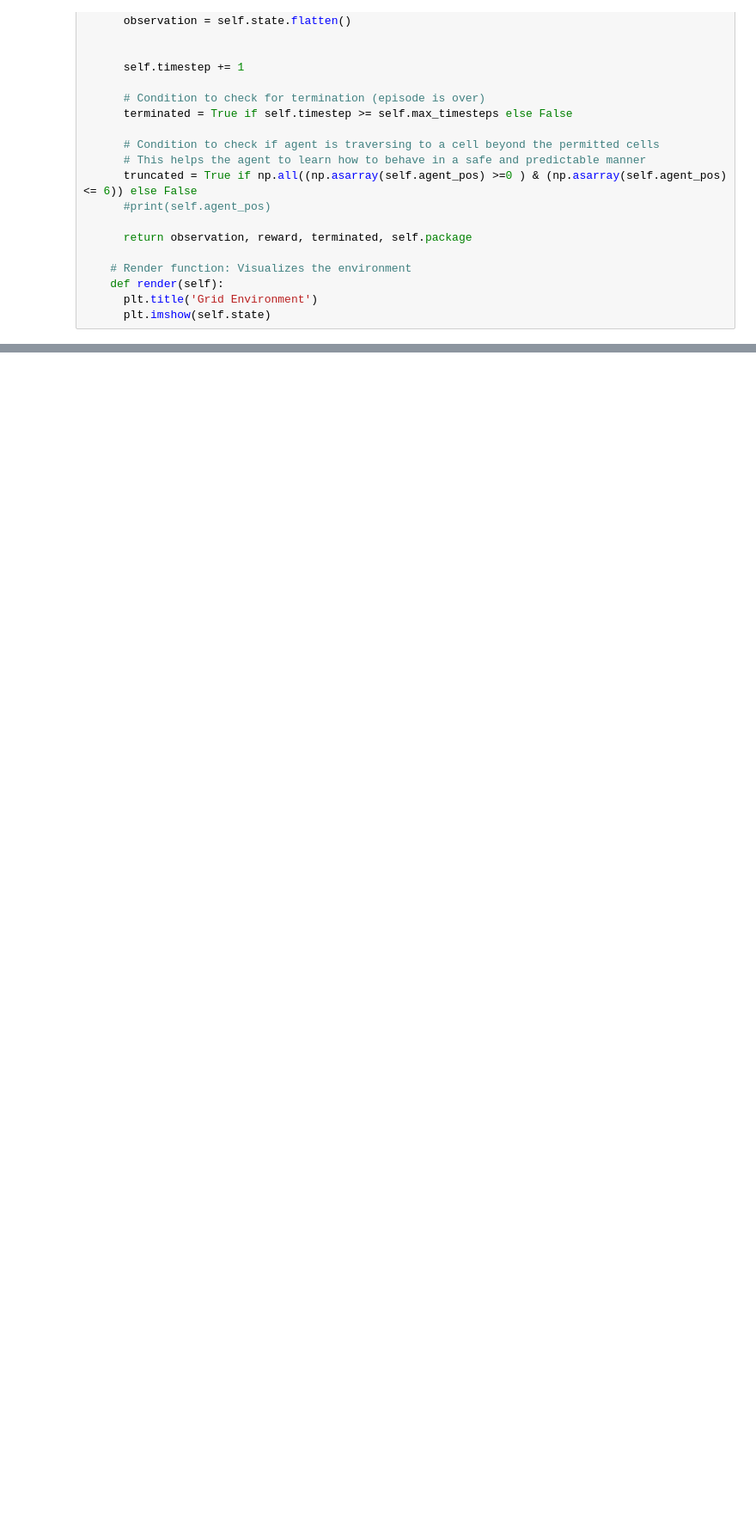
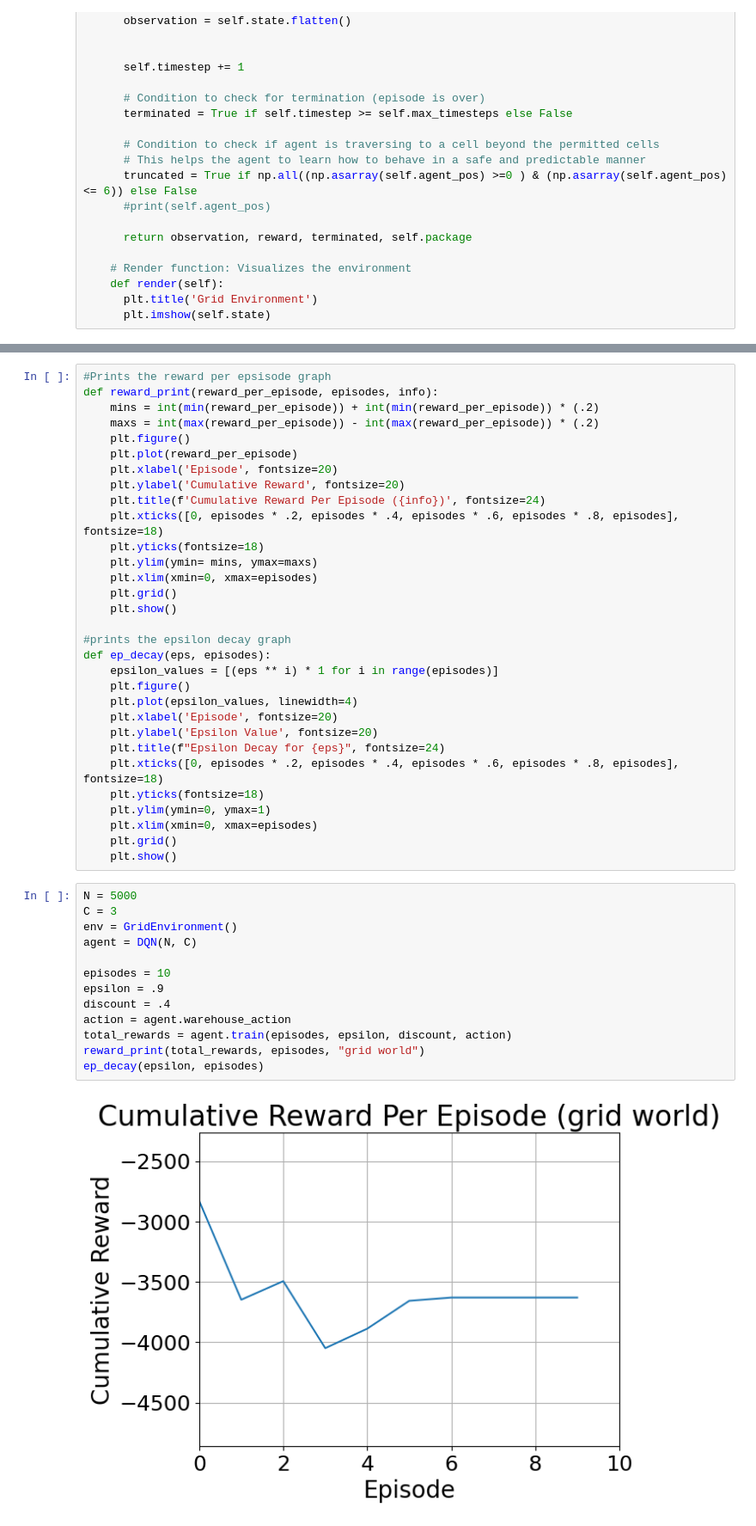
Before and after one commit to awseq12/assigment2, a Jupyter notebook: checkpoint2/DQN_grid_world.ipynb, the cells around one changed output, grey strips where cells are left out. Shown at 86% size. Cells and saved outputs as stored; diff of their text form; blank space fills up the shorter version.

```diff
--- a/checkpoint2/DQN_grid_world.ipynb
+++ b/checkpoint2/DQN_grid_world.ipynb
@@ -369,0 +289,46 @@ class DQN:
+# %%
+#Prints the reward per epsisode graph
+def reward_print(reward_per_episode, episodes, info):
+    mins = int(min(reward_per_episode)) + int(min(reward_per_episode)) * (.2)
+    maxs = int(max(reward_per_episode)) - int(max(reward_per_episode)) * (.2)
+    plt.figure()
+    plt.plot(reward_per_episode)
+    plt.xlabel('Episode', fontsize=20)
+    plt.ylabel('Cumulative Reward', fontsize=20)
+    plt.title(f'Cumulative Reward Per Episode ({info})', fontsize=24)
+    plt.xticks([0, episodes * .2, episodes * .4, episodes * .6, episodes * .8, episodes], fontsize=18)
+    plt.yticks(fontsize=18)
+    plt.ylim(ymin= mins, ymax=maxs)
+    plt.xlim(xmin=0, xmax=episodes)
+    plt.grid()
+    plt.show()
+
+#prints the epsilon decay graph
+def ep_decay(eps, episodes):
+    epsilon_values = [(eps ** i) * 1 for i in range(episodes)]
+    plt.figure()
+    plt.plot(epsilon_values, linewidth=4)
+    plt.xlabel('Episode', fontsize=20)
+    plt.ylabel('Epsilon Value', fontsize=20)
+    plt.title(f"Epsilon Decay for {eps}", fontsize=24)
+    plt.xticks([0, episodes * .2, episodes * .4, episodes * .6, episodes * .8, episodes], fontsize=18)
+    plt.yticks(fontsize=18)
+    plt.ylim(ymin=0, ymax=1)
+    plt.xlim(xmin=0, xmax=episodes)
+    plt.grid()
+    plt.show()
+# %%
+N = 5000
+C = 3
+env = GridEnvironment()
+agent = DQN(N, C)
+
+episodes = 10
+epsilon = .9
+discount = .4
+action = agent.warehouse_action
+total_rewards = agent.train(episodes, epsilon, discount, action)
+reward_print(total_rewards, episodes, "grid world")
+ep_decay(epsilon, episodes)
+# %% [output]
+[figure, added]
```
Also changed, not shown: parts of 6 cells of this notebook, 1 other file.
